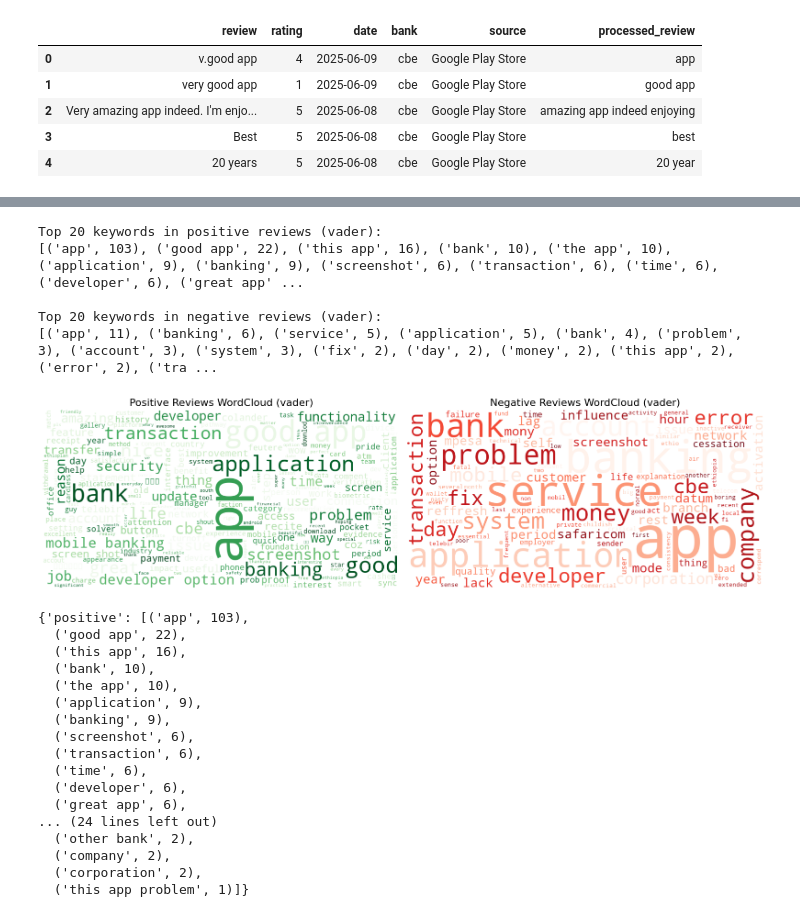
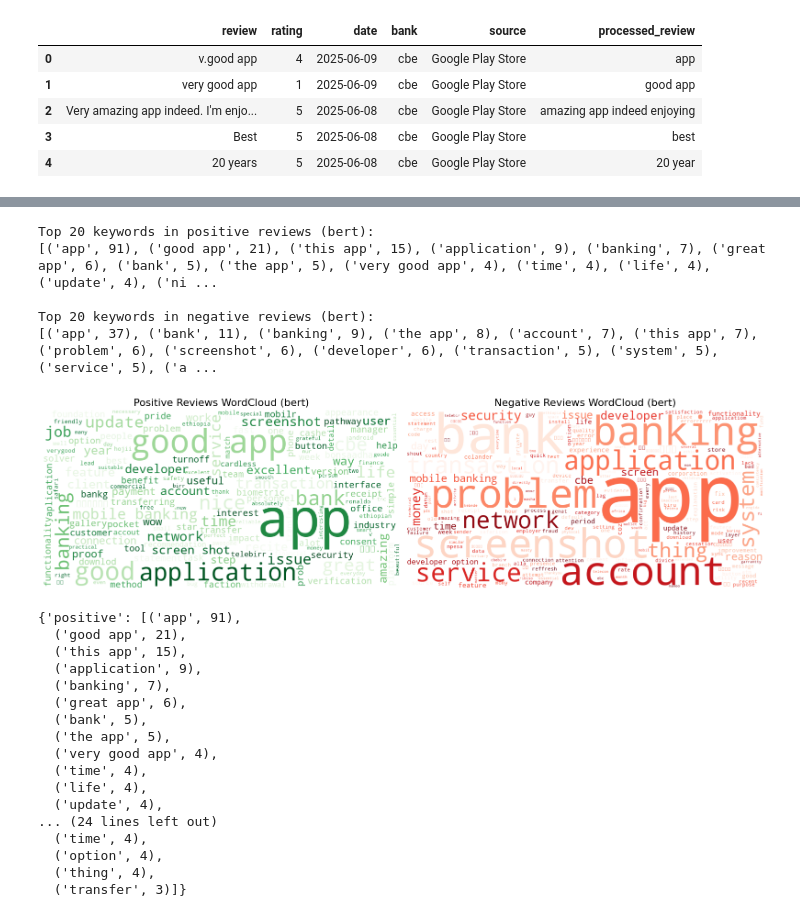
Before and after one commit to Melak12/week-2-Customer-Experience-Analytics-for-Fintech-Apps, a Jupyter notebook: notebooks/cbe_eda.ipynb, the cells around one changed output, grey strips where cells are left out. Cells and saved outputs as stored; diff of their text form; code cells hidden in the pictures.

```diff
--- a/notebooks/cbe_eda.ipynb
+++ b/notebooks/cbe_eda.ipynb
@@ -89,28 +104,28 @@ analysis.plot_sentiment_distribution()
 # %%
 ## Extract Keywords from positive and negative reviews
-analysis.keyword_extraction(top_n=20)
+analysis.keyword_extraction(top_n=20, method=SentimentMethod.BERT)
 # %% [output]
-Top 20 keywords in positive reviews (vader):
-[('app', 103), ('good app', 22), ('this app', 16), ('bank', 10), ('the app', 10), ('application', 9), ('banking', 9), ('screenshot', 6), ('transaction', 6), ('time', 6), ('developer', 6), ('great app' ...
+Top 20 keywords in positive reviews (bert):
+[('app', 91), ('good app', 21), ('this app', 15), ('application', 9), ('banking', 7), ('great app', 6), ('bank', 5), ('the app', 5), ('very good app', 4), ('time', 4), ('life', 4), ('update', 4), ('ni ...
 
-Top 20 keywords in negative reviews (vader):
-[('app', 11), ('banking', 6), ('service', 5), ('application', 5), ('bank', 4), ('problem', 3), ('account', 3), ('system', 3), ('fix', 2), ('day', 2), ('money', 2), ('this app', 2), ('error', 2), ('tra ...
+Top 20 keywords in negative reviews (bert):
+[('app', 37), ('bank', 11), ('banking', 9), ('the app', 8), ('account', 7), ('this app', 7), ('problem', 6), ('screenshot', 6), ('developer', 6), ('transaction', 5), ('system', 5), ('service', 5), ('a ...
-[figure, old version]
+[figure, new version]
-{'positive': [('app', 103),
-  ('good app', 22),
-  ('this app', 16),
-  ('bank', 10),
-  ('the app', 10),
+{'positive': [('app', 91),
+  ('good app', 21),
+  ('this app', 15),
   ('application', 9),
-  ('banking', 9),
-  ('screenshot', 6),
-  ('transaction', 6),
-  ('time', 6),
-  ('developer', 6),
+  ('banking', 7),
   ('great app', 6),
+  ('bank', 5),
+  ('the app', 5),
+  ('very good app', 4),
+  ('time', 4),
+  ('life', 4),
+  ('update', 4),
 ... (24 lines left out)
-  ('other bank', 2),
-  ('company', 2),
-  ('corporation', 2),
-  ('this app problem', 1)]}
+  ('time', 4),
+  ('option', 4),
+  ('thing', 4),
+  ('transfer', 3)]}
 # %%
```
Also changed, not shown: parts of 8 cells of this notebook, 2 other files.
